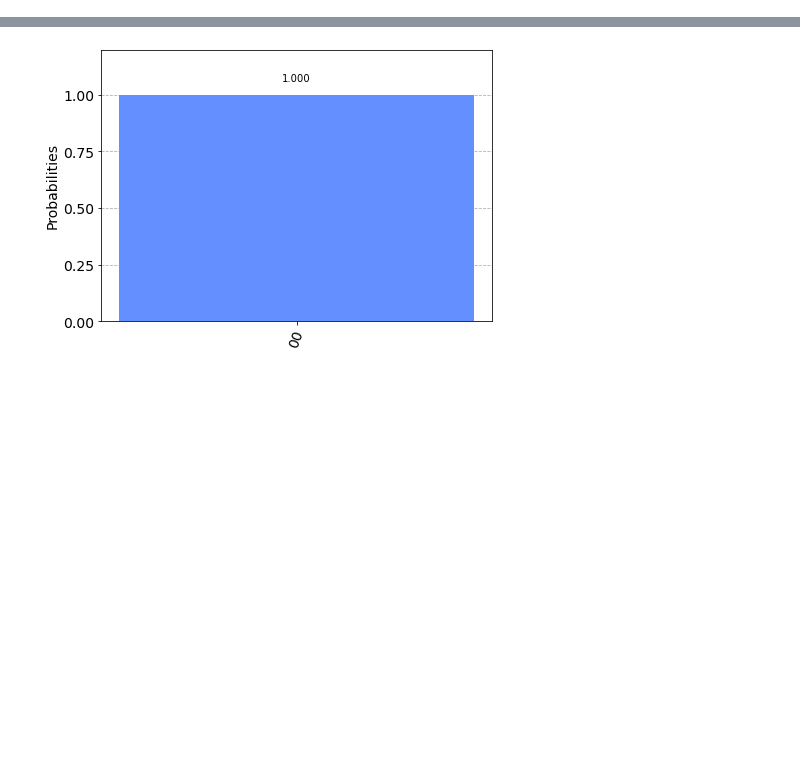
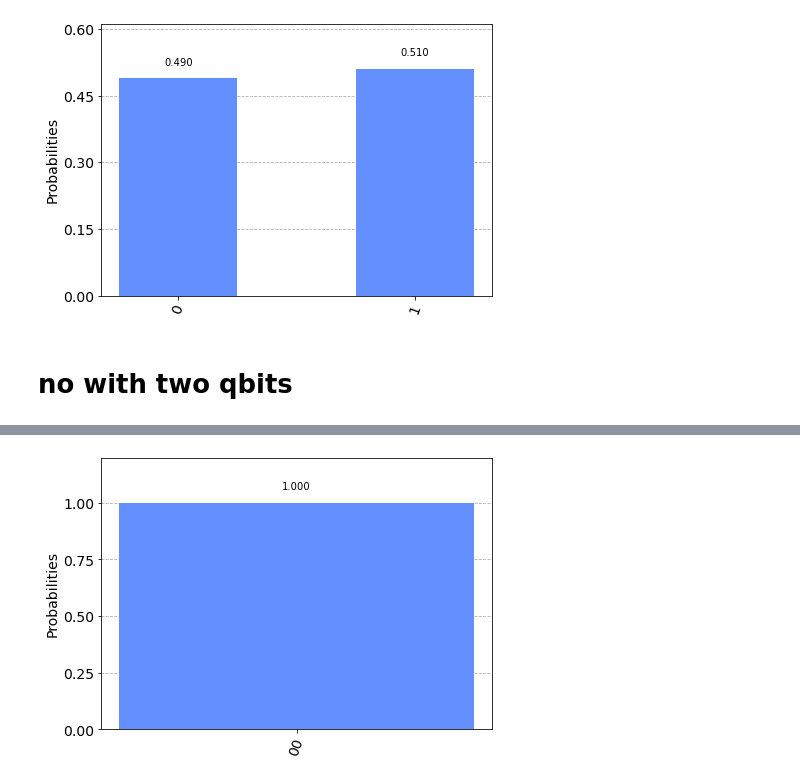
Before and after one commit to FreddyTF/QuantumBiscuit, a Jupyter notebook: InitialNotebook-Copy1.ipynb, the cells around one changed output, grey strips where cells are left out. Saved outputs shown, nothing was run; the diff lists cells and outputs as text; code cells hidden in the pictures; blank space fills up the shorter version.

```diff
--- a/InitialNotebook-Copy1.ipynb
+++ b/InitialNotebook-Copy1.ipynb
@@ -50,0 +85,13 @@ bomb_tester_without_bomb.draw(output='mpl')
+# %%
+simulator = QasmSimulator()
+
+job = simulator.run(bomb_tester_with_bomb, shots=1000)
+result = job.result()
+counts = result.get_counts(bomb_tester_with_bomb)
+
+
+plot_histogram(counts)
+# %% [output]
+[figure, added]
+# %% [markdown]
+# no with two qbits
```
Also changed, not shown: parts of 9 cells of this notebook, 1 other file.
